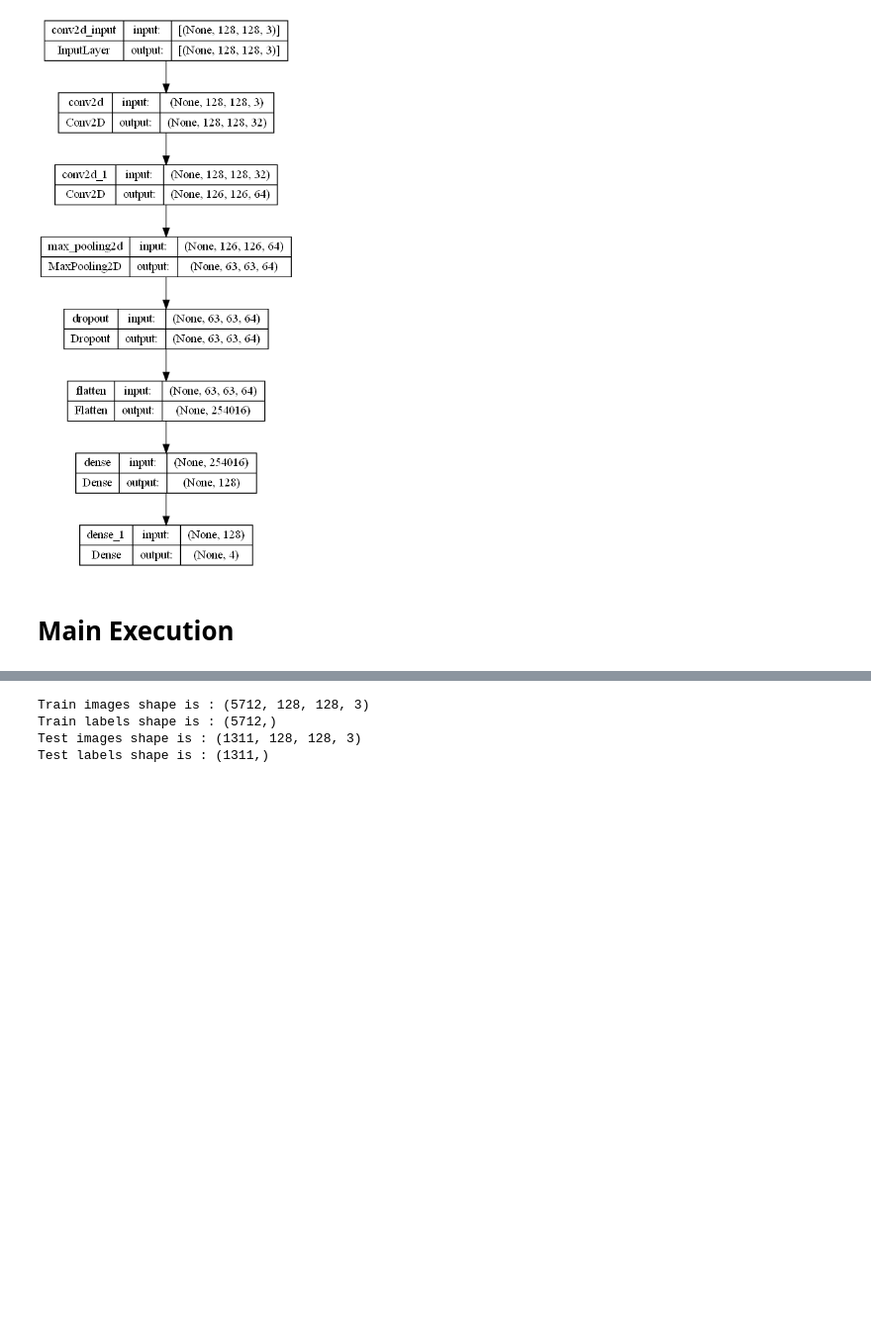
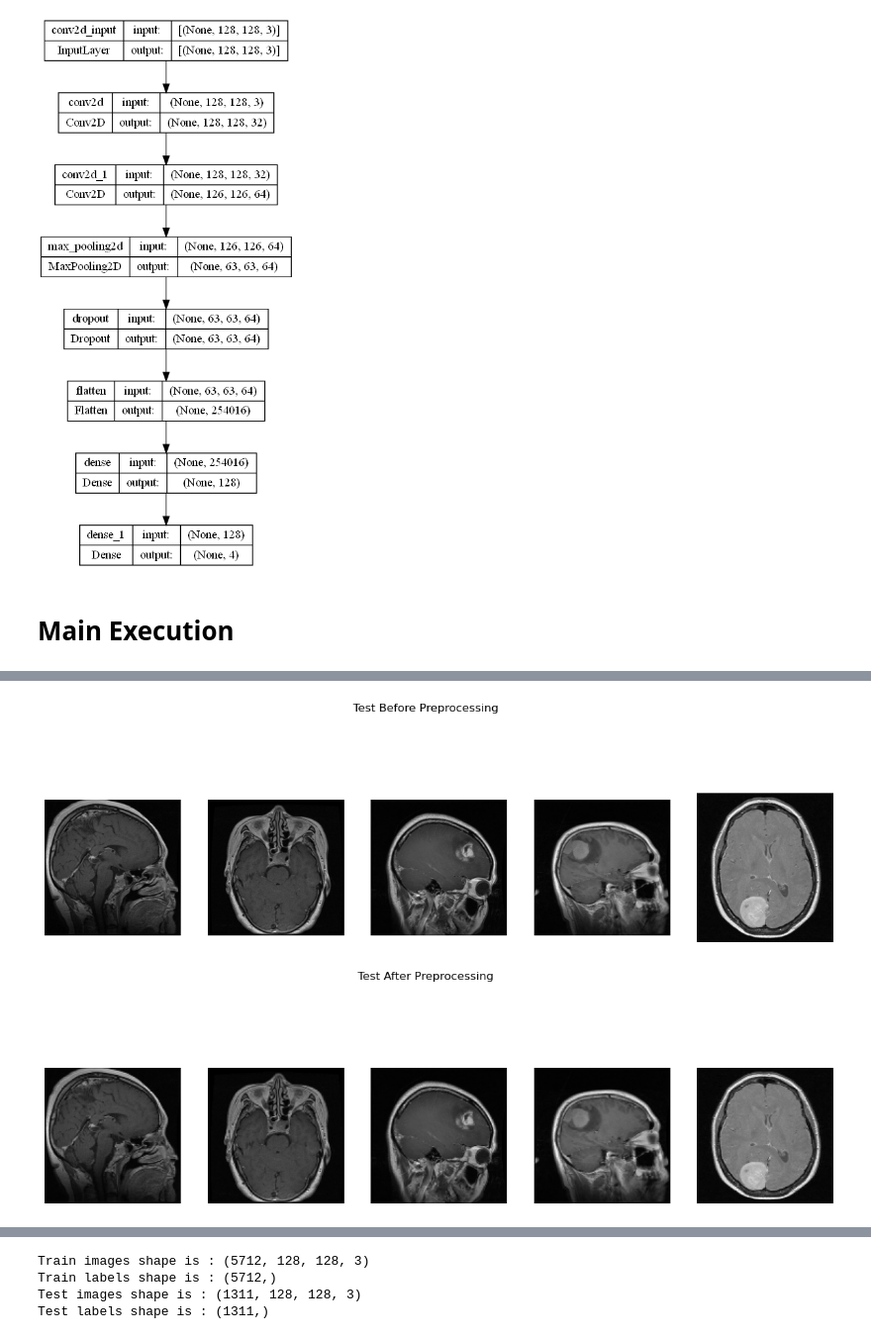
Before and after one commit to amrhany9/VisBrain, a Jupyter notebook: Classification_model.ipynb, the cells around one changed output, grey strips where cells are left out. Shown at 99% size. Drawn from its saved outputs; the diff is of its cells as text; code cells hidden in the pictures; blank space fills up the shorter version.

```diff
--- a/Classification_model.ipynb
+++ b/Classification_model.ipynb
@@ -136,2 +152,9 @@ plot_images(test_sample, 'Test Samples')
+# %%
+preview_samples(5, test_images, 'Test Before Preprocessing', random_seed=42)
+test_images = preprocess_images(test_images)
+preview_samples(5, test_images, 'Test After Preprocessing', random_seed=42)
+# %% [output]
+[figure, added]
+[figure, added]
 # %%
 encoded_train_labels = label_encoding(train_labels)
```
Also changed, not shown: parts of 12 cells of this notebook.
